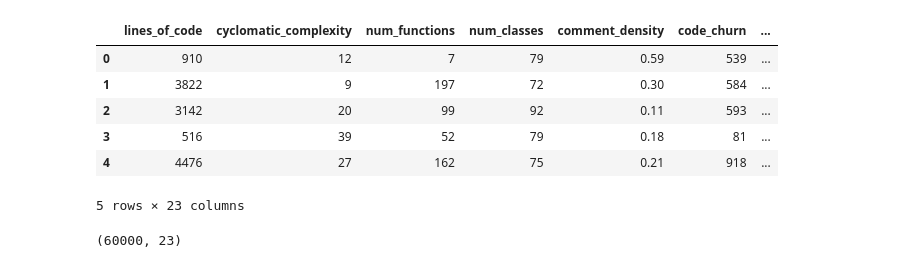
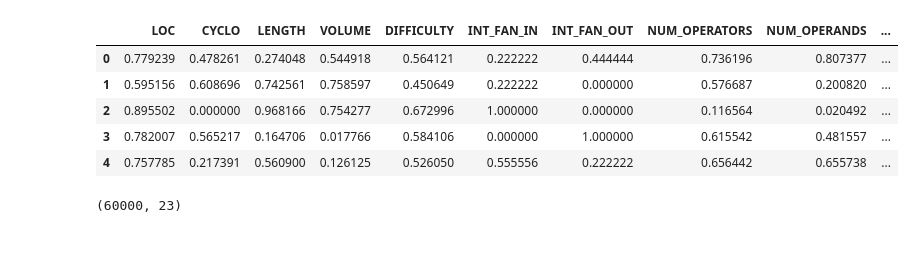
Before and after one commit to yasseen116/Software-Defect-predection-Project, a Jupyter notebook: DS_project.ipynb, the cells around one changed output. Cells and saved outputs as stored; diff of their text form; code cells hidden in the pictures.

```diff
--- a/DS_project.ipynb
+++ b/DS_project.ipynb
@@ -3,19 +3,18 @@
 # %%
 import pandas as pd
 import seaborn as sns
 import matplotlib.pyplot as plt
 import numpy as np
 from sklearn.preprocessing import StandardScaler
-df = pd.read_csv("software_defect_prediction_dataset.csv")
+df = pd.read_csv("SoftwareDefectDataset.csv")
 df.head()
 # %% [output]
-|  | lines_of_code | cyclomatic_complexity | num_functions | num_classes | comment_density | code_churn | ... |
-| 0 | 910 | 12 | 7 | 79 | 0.59 | 539 | ... |
-| 1 | 3822 | 9 | 197 | 72 | 0.30 | 584 | ... |
-| 2 | 3142 | 20 | 99 | 92 | 0.11 | 593 | ... |
-| 3 | 516 | 39 | 52 | 79 | 0.18 | 81 | ... |
-| 4 | 4476 | 27 | 162 | 75 | 0.21 | 918 | ... |
+|  | LOC | CYCLO | LENGTH | VOLUME | DIFFICULTY | INT_FAN_IN | INT_FAN_OUT | NUM_OPERATORS | NUM_OPERANDS | ... |
+| 0 | 0.779239 | 0.478261 | 0.274048 | 0.544918 | 0.564121 | 0.222222 | 0.444444 | 0.736196 | 0.807377 | ... |
+| 1 | 0.595156 | 0.608696 | 0.742561 | 0.758597 | 0.450649 | 0.222222 | 0.000000 | 0.576687 | 0.200820 | ... |
+| 2 | 0.895502 | 0.000000 | 0.968166 | 0.754277 | 0.672996 | 1.000000 | 0.000000 | 0.116564 | 0.020492 | ... |
+| 3 | 0.782007 | 0.565217 | 0.164706 | 0.017766 | 0.584106 | 0.000000 | 1.000000 | 0.615542 | 0.481557 | ... |
+| 4 | 0.757785 | 0.217391 | 0.560900 | 0.126125 | 0.526050 | 0.555556 | 0.222222 | 0.656442 | 0.655738 | ... |
-5 rows × 23 columns
 # %%
 df.shape
 # %% [output]
```
Also changed, not shown: parts of 13 cells of this notebook.
